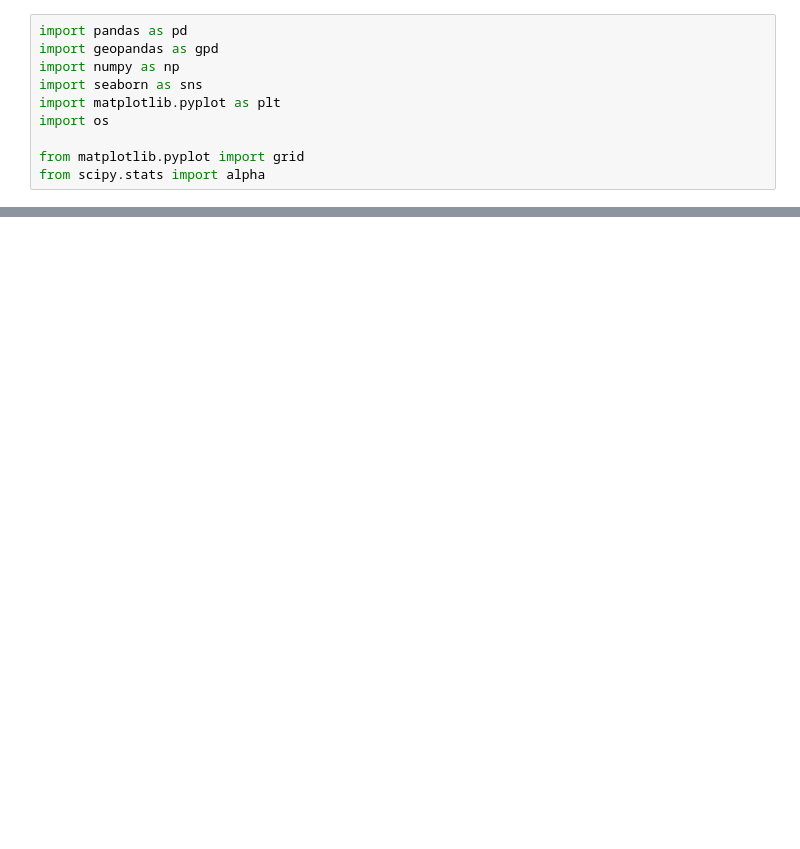
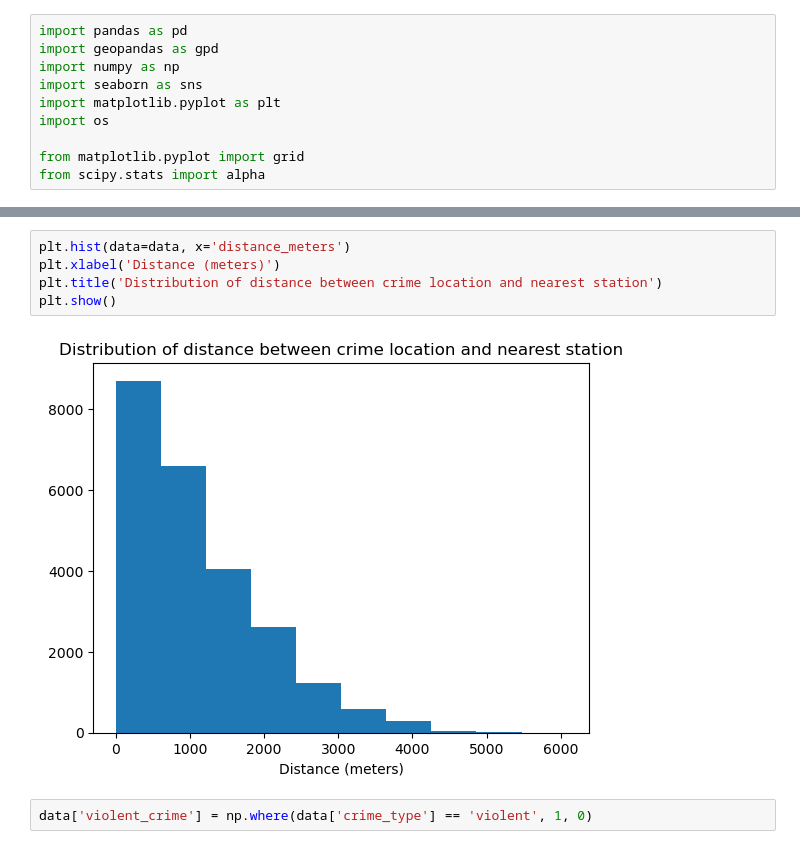
Before and after one commit to iansargent/DC-Metro-Crime, a Jupyter notebook: Scripts/Analysis/plots.ipynb, the cells around one changed output, grey strips where cells are left out. Drawn from its saved outputs; the diff is of its cells as text; blank space fills up the shorter version.

```diff
--- a/Scripts/Analysis/plots.ipynb
+++ b/Scripts/Analysis/plots.ipynb
@@ -43,0 +77,9 @@ plt.show()
+# %%
+plt.hist(data=data, x='distance_meters')
+plt.xlabel('Distance (meters)')
+plt.title('Distribution of distance between crime location and nearest station')
+plt.show()
+# %% [output]
+[figure, added]
+# %%
+data['violent_crime'] = np.where(data['crime_type'] == 'violent', 1, 0)
```
Also changed, not shown: parts of 10 cells of this notebook.
